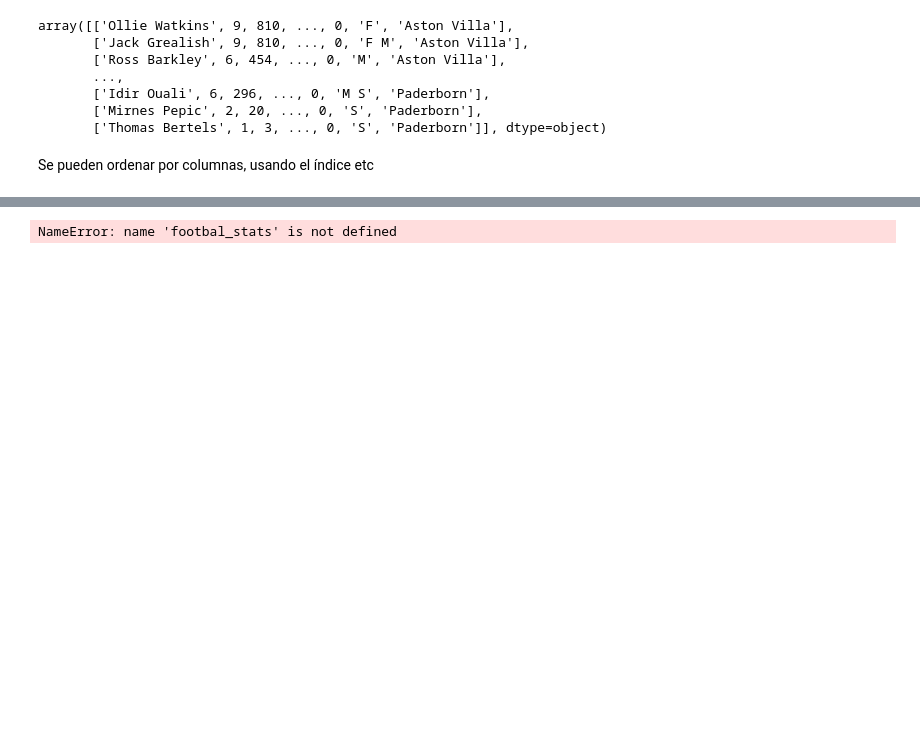
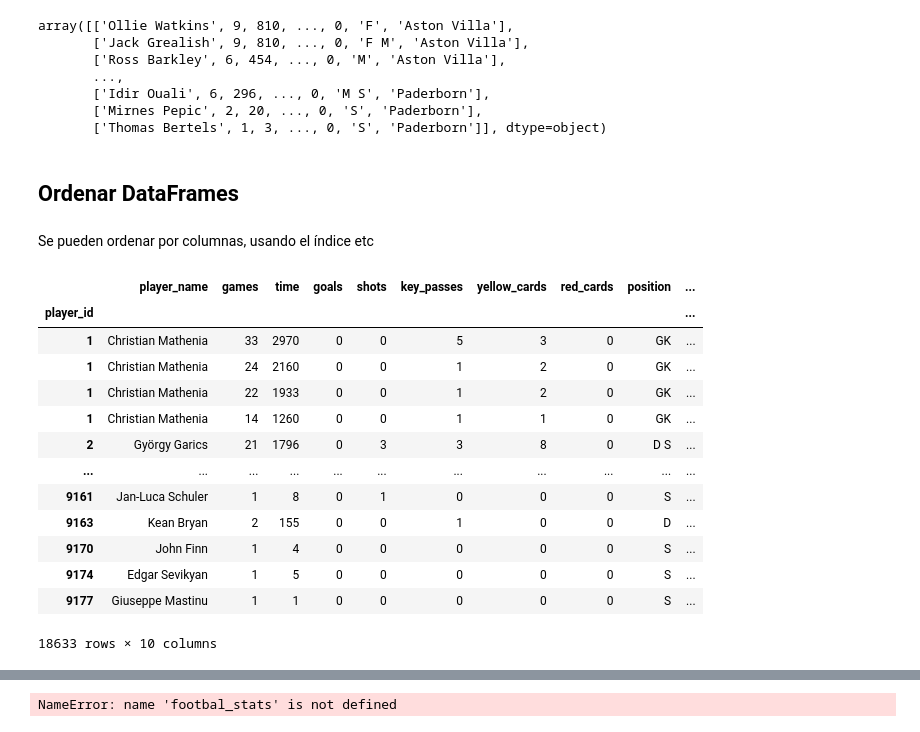
Before and after one commit to Ardark27/python_finance, a Jupyter notebook: 4_pandas/4_1_Creación_Series_Dataframes.ipynb, the cells around one changed output, grey strips where cells are left out. Cells and saved outputs as stored; diff of their text form; code cells hidden in the pictures; blank space fills up the shorter version.

```diff
--- a/4_pandas/4_1_Creación_Series_Dataframes.ipynb
+++ b/4_pandas/4_1_Creación_Series_Dataframes.ipynb
@@ -355,5 +355,25 @@ array([['Ollie Watkins', 9, 810, ..., 0, 'F', 'Aston Villa'],
        ['Idir Ouali', 6, 296, ..., 0, 'M S', 'Paderborn'],
        ['Mirnes Pepic', 2, 20, ..., 0, 'S', 'Paderborn'],
        ['Thomas Bertels', 1, 3, ..., 0, 'S', 'Paderborn']], dtype=object)
+# %% [markdown]
+## Ordenar DataFrames
 # %% [markdown]
 Se pueden ordenar por columnas, usando el índice etc
+# %%
+# ordenar por índice de filas
+footbal_stats.sort_index()
+# %% [output]
+|  | player_name | games | time | goals | shots | key_passes | yellow_cards | red_cards | position | ... |
+| player_id |  |  |  |  |  |  |  |  |  | ... |
+| 1 | Christian Mathenia | 33 | 2970 | 0 | 0 | 5 | 3 | 0 | GK | ... |
+| 1 | Christian Mathenia | 24 | 2160 | 0 | 0 | 1 | 2 | 0 | GK | ... |
+| 1 | Christian Mathenia | 22 | 1933 | 0 | 0 | 1 | 2 | 0 | GK | ... |
+| 1 | Christian Mathenia | 14 | 1260 | 0 | 0 | 1 | 1 | 0 | GK | ... |
+| 2 | György Garics | 21 | 1796 | 0 | 3 | 3 | 8 | 0 | D S | ... |
+| ... | ... | ... | ... | ... | ... | ... | ... | ... | ... | ... |
+| 9161 | Jan-Luca Schuler | 1 | 8 | 0 | 1 | 0 | 0 | 0 | S | ... |
+| 9163 | Kean Bryan | 2 | 155 | 0 | 0 | 1 | 0 | 0 | D | ... |
+| 9170 | John Finn | 1 | 4 | 0 | 0 | 0 | 0 | 0 | S | ... |
+| 9174 | Edgar Sevikyan | 1 | 5 | 0 | 0 | 0 | 0 | 0 | S | ... |
+| 9177 | Giuseppe Mastinu | 1 | 1 | 0 | 0 | 0 | 0 | 0 | S | ... |
+18633 rows × 10 columns
```
Also changed, not shown: parts of 1 cell of this notebook, 18 other files.
